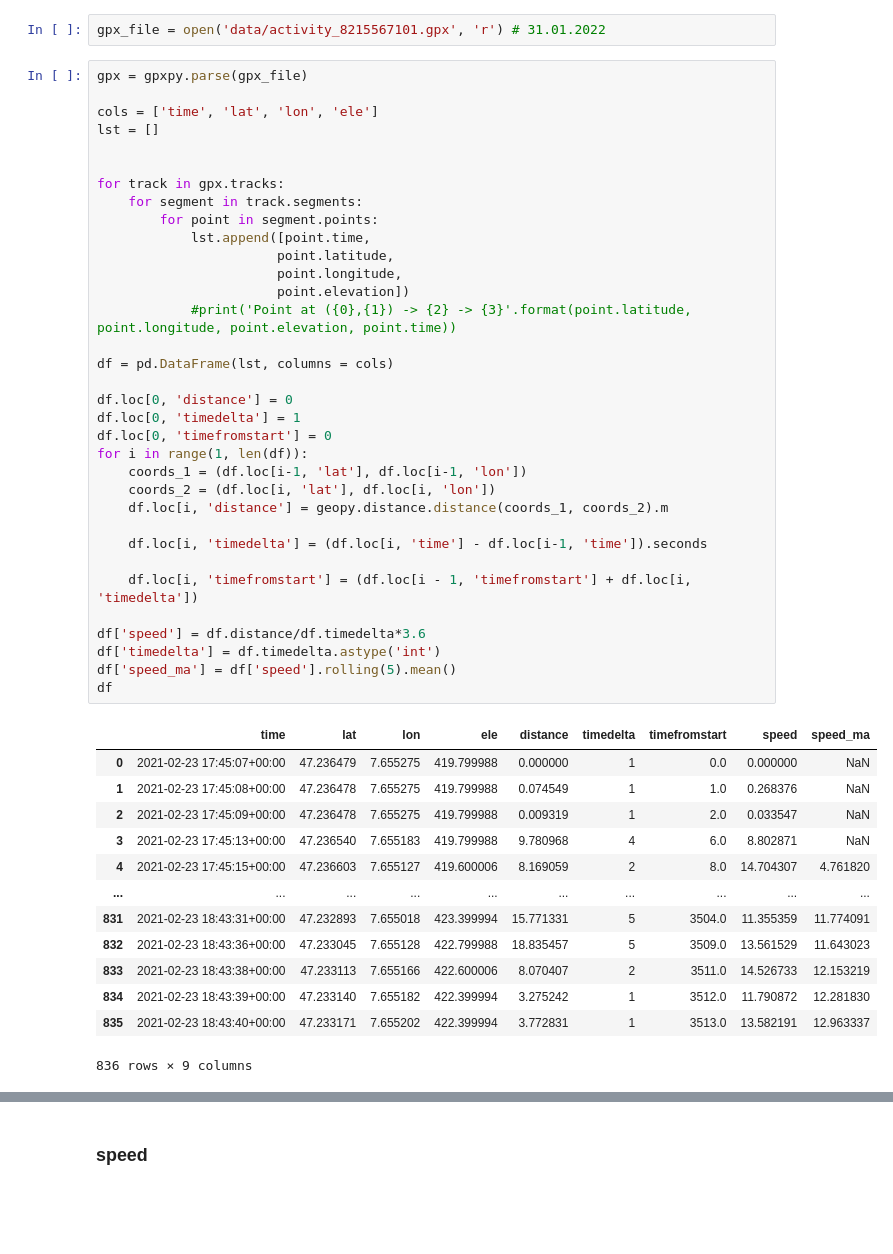
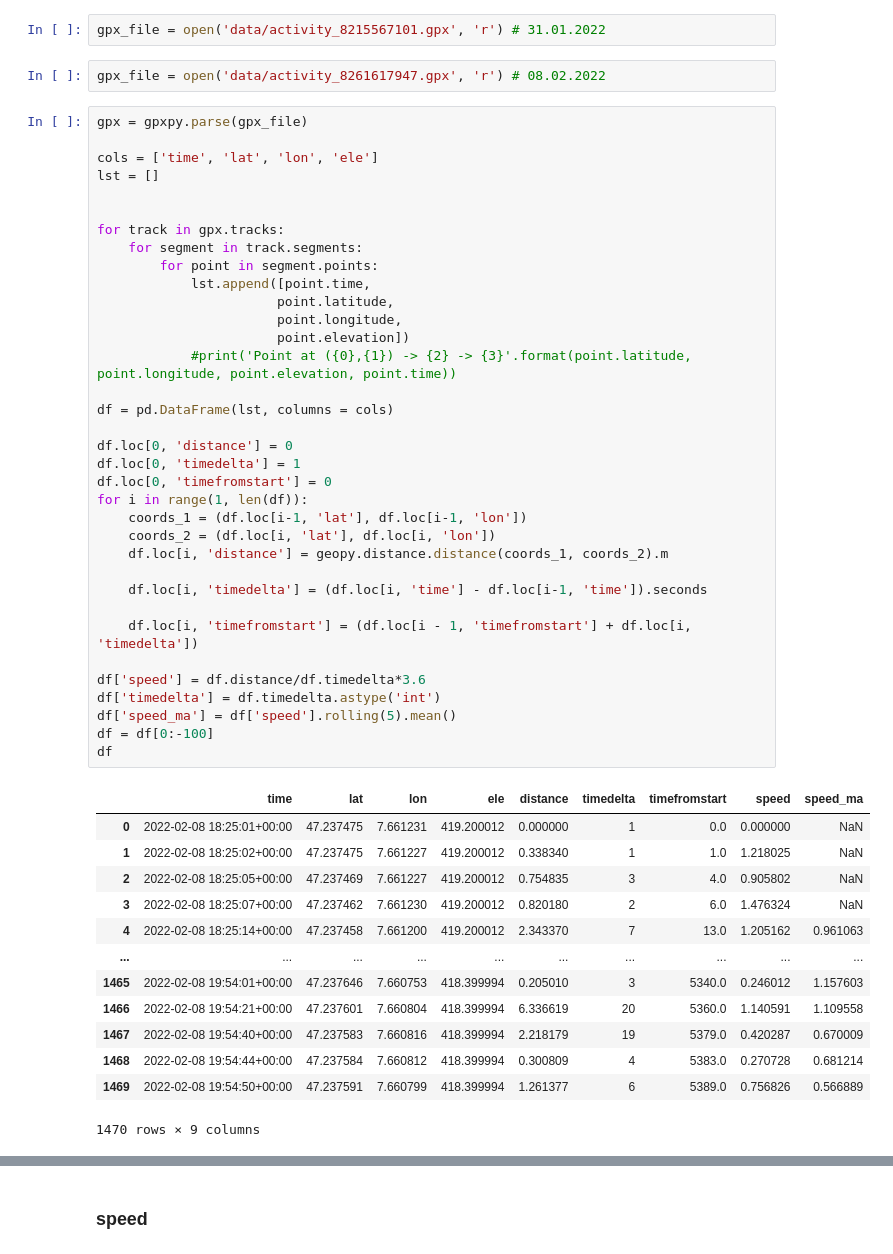
Before and after one commit to jaal5/garmin, a Jupyter notebook: garmin.ipynb, the cells around one changed output, grey strips where cells are left out. Drawn from its saved outputs; the diff is of its cells as text; blank space fills up the shorter version.

```diff
--- a/garmin.ipynb
+++ b/garmin.ipynb
@@ -30,6 +30,8 @@ gpx_file = open('data/activity_6403188314.gpx', 'r') # 09.03.2021
 gpx_file = open('data/activity_6451992907.gpx', 'r') # 18.03.2021
 # %%
 gpx_file = open('data/activity_8215567101.gpx', 'r') # 31.01.2022
+# %%
+gpx_file = open('data/activity_8261617947.gpx', 'r') # 08.02.2022
 # %%
 gpx = gpxpy.parse(gpx_file)
 
@@ -39,45 +41,46 @@ lst = []
 
 for track in gpx.tracks:
     for segment in track.segments:
         for point in segment.points:
             lst.append([point.time,
                        point.latitude,
                        point.longitude,
                        point.elevation])
             #print('Point at ({0},{1}) -> {2} -> {3}'.format(point.latitude, point.longitude, point.elevation, point.time))
 
 df = pd.DataFrame(lst, columns = cols)
 
 df.loc[0, 'distance'] = 0
 df.loc[0, 'timedelta'] = 1
 df.loc[0, 'timefromstart'] = 0
 for i in range(1, len(df)):
     coords_1 = (df.loc[i-1, 'lat'], df.loc[i-1, 'lon'])
     coords_2 = (df.loc[i, 'lat'], df.loc[i, 'lon'])
     df.loc[i, 'distance'] = geopy.distance.distance(coords_1, coords_2).m
 
     df.loc[i, 'timedelta'] = (df.loc[i, 'time'] - df.loc[i-1, 'time']).seconds
 
     df.loc[i, 'timefromstart'] = (df.loc[i - 1, 'timefromstart'] + df.loc[i, 'timedelta'])
 
 df['speed'] = df.distance/df.timedelta*3.6
 df['timedelta'] = df.timedelta.astype('int')
 df['speed_ma'] = df['speed'].rolling(5).mean()
+df = df[0:-100]
 df
 # %% [output]
 |  | time | lat | lon | ele | distance | timedelta | timefromstart | speed | speed_ma |
-| 0 | 2021-02-23 17:45:07+00:00 | 47.236479 | 7.655275 | 419.799988 | 0.000000 | 1 | 0.0 | 0.000000 | NaN |
-| 1 | 2021-02-23 17:45:08+00:00 | 47.236478 | 7.655275 | 419.799988 | 0.074549 | 1 | 1.0 | 0.268376 | NaN |
-| 2 | 2021-02-23 17:45:09+00:00 | 47.236478 | 7.655275 | 419.799988 | 0.009319 | 1 | 2.0 | 0.033547 | NaN |
-| 3 | 2021-02-23 17:45:13+00:00 | 47.236540 | 7.655183 | 419.799988 | 9.780968 | 4 | 6.0 | 8.802871 | NaN |
-| 4 | 2021-02-23 17:45:15+00:00 | 47.236603 | 7.655127 | 419.600006 | 8.169059 | 2 | 8.0 | 14.704307 | 4.761820 |
+| 0 | 2022-02-08 18:25:01+00:00 | 47.237475 | 7.661231 | 419.200012 | 0.000000 | 1 | 0.0 | 0.000000 | NaN |
+| 1 | 2022-02-08 18:25:02+00:00 | 47.237475 | 7.661227 | 419.200012 | 0.338340 | 1 | 1.0 | 1.218025 | NaN |
+| 2 | 2022-02-08 18:25:05+00:00 | 47.237469 | 7.661227 | 419.200012 | 0.754835 | 3 | 4.0 | 0.905802 | NaN |
+| 3 | 2022-02-08 18:25:07+00:00 | 47.237462 | 7.661230 | 419.200012 | 0.820180 | 2 | 6.0 | 1.476324 | NaN |
+| 4 | 2022-02-08 18:25:14+00:00 | 47.237458 | 7.661200 | 419.200012 | 2.343370 | 7 | 13.0 | 1.205162 | 0.961063 |
 | ... | ... | ... | ... | ... | ... | ... | ... | ... | ... |
-| 831 | 2021-02-23 18:43:31+00:00 | 47.232893 | 7.655018 | 423.399994 | 15.771331 | 5 | 3504.0 | 11.355359 | 11.774091 |
-| 832 | 2021-02-23 18:43:36+00:00 | 47.233045 | 7.655128 | 422.799988 | 18.835457 | 5 | 3509.0 | 13.561529 | 11.643023 |
-| 833 | 2021-02-23 18:43:38+00:00 | 47.233113 | 7.655166 | 422.600006 | 8.070407 | 2 | 3511.0 | 14.526733 | 12.153219 |
-| 834 | 2021-02-23 18:43:39+00:00 | 47.233140 | 7.655182 | 422.399994 | 3.275242 | 1 | 3512.0 | 11.790872 | 12.281830 |
-| 835 | 2021-02-23 18:43:40+00:00 | 47.233171 | 7.655202 | 422.399994 | 3.772831 | 1 | 3513.0 | 13.582191 | 12.963337 |
+| 1465 | 2022-02-08 19:54:01+00:00 | 47.237646 | 7.660753 | 418.399994 | 0.205010 | 3 | 5340.0 | 0.246012 | 1.157603 |
+| 1466 | 2022-02-08 19:54:21+00:00 | 47.237601 | 7.660804 | 418.399994 | 6.336619 | 20 | 5360.0 | 1.140591 | 1.109558 |
+| 1467 | 2022-02-08 19:54:40+00:00 | 47.237583 | 7.660816 | 418.399994 | 2.218179 | 19 | 5379.0 | 0.420287 | 0.670009 |
+| 1468 | 2022-02-08 19:54:44+00:00 | 47.237584 | 7.660812 | 418.399994 | 0.300809 | 4 | 5383.0 | 0.270728 | 0.681214 |
+| 1469 | 2022-02-08 19:54:50+00:00 | 47.237591 | 7.660799 | 418.399994 | 1.261377 | 6 | 5389.0 | 0.756826 | 0.566889 |
-836 rows × 9 columns
+1470 rows × 9 columns
 # %%
 ax = plt.figure(figsize = (20, 10))
 
```
Also changed, not shown: parts of 6 cells of this notebook, 1 other file.
